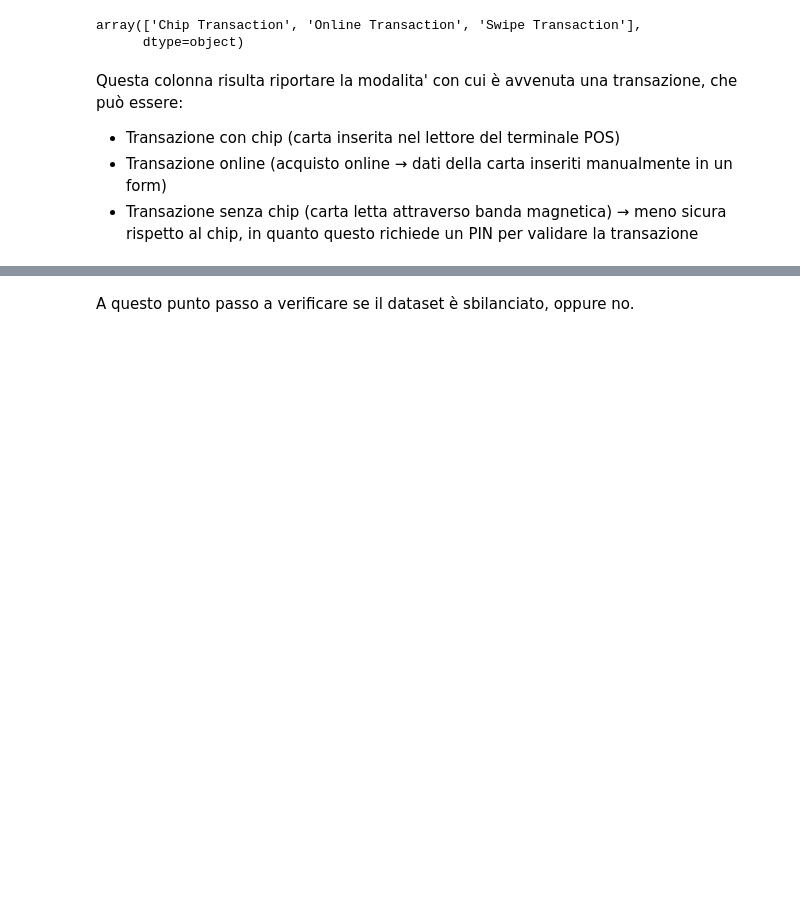
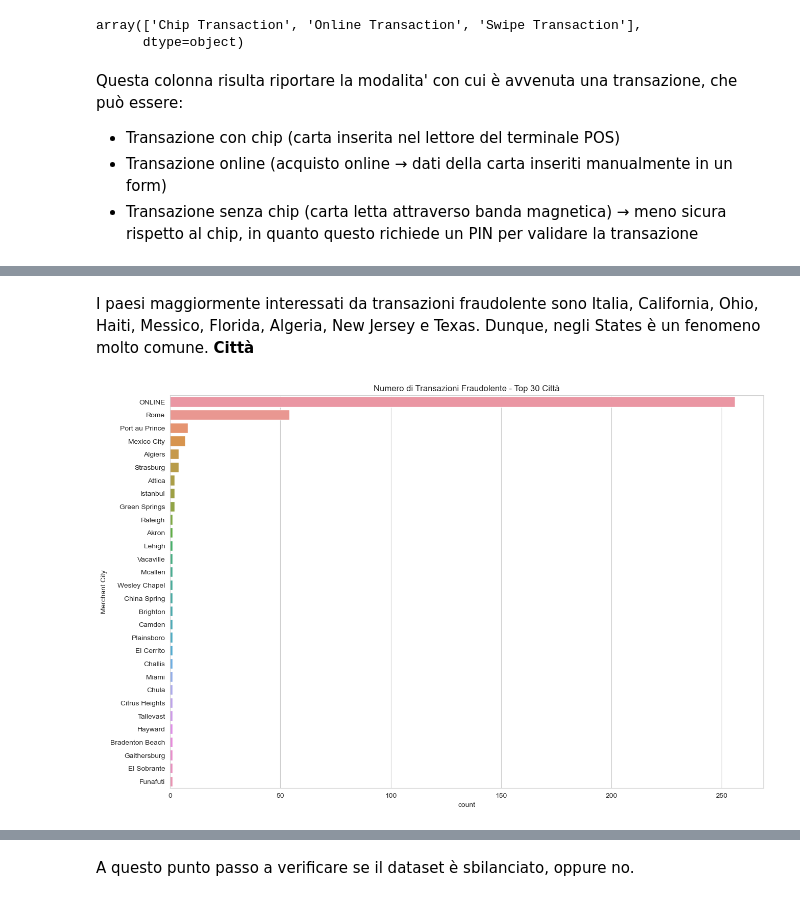
Before and after one commit to marcosantoriello/CCFDetector, a Jupyter notebook: CreditCardFraudDetector.ipynb, the cells around one changed output, grey strips where cells are left out. Cells and saved outputs as stored; diff of their text form; code cells hidden in the pictures; blank space fills up the shorter version.

```diff
--- a/CreditCardFraudDetector.ipynb
+++ b/CreditCardFraudDetector.ipynb
@@ -127,0 +175,11 @@ Questa colonna risulta riportare la modalita' con cui è avvenuta una transazion
+# %% [markdown]
+I paesi maggiormente interessati da transazioni fraudolente sono Italia, California, Ohio, Haiti, Messico, Florida, Algeria, New Jersey e Texas. Dunque, negli States è un fenomeno molto comune.
+**Città**
+# %%
+plt.figure(figsize=(15, 10))
+top_cities = df_fraud['Merchant City'].value_counts().head(30).index
+sns.countplot(data=df_fraud, y='Merchant City', order=top_cities)
+plt.title('Numero di Transazioni Fraudolente - Top 30 Città')
+plt.show()
+# %% [output]
+[figure, added]
```
Also changed, not shown: parts of 27 cells of this notebook, 10 other files.
